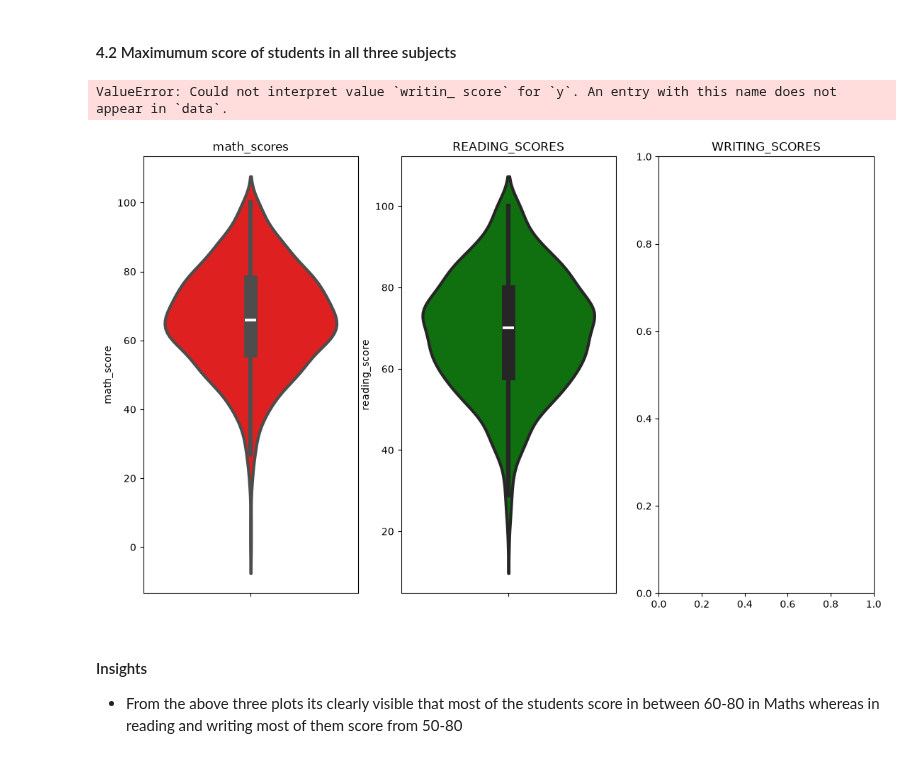
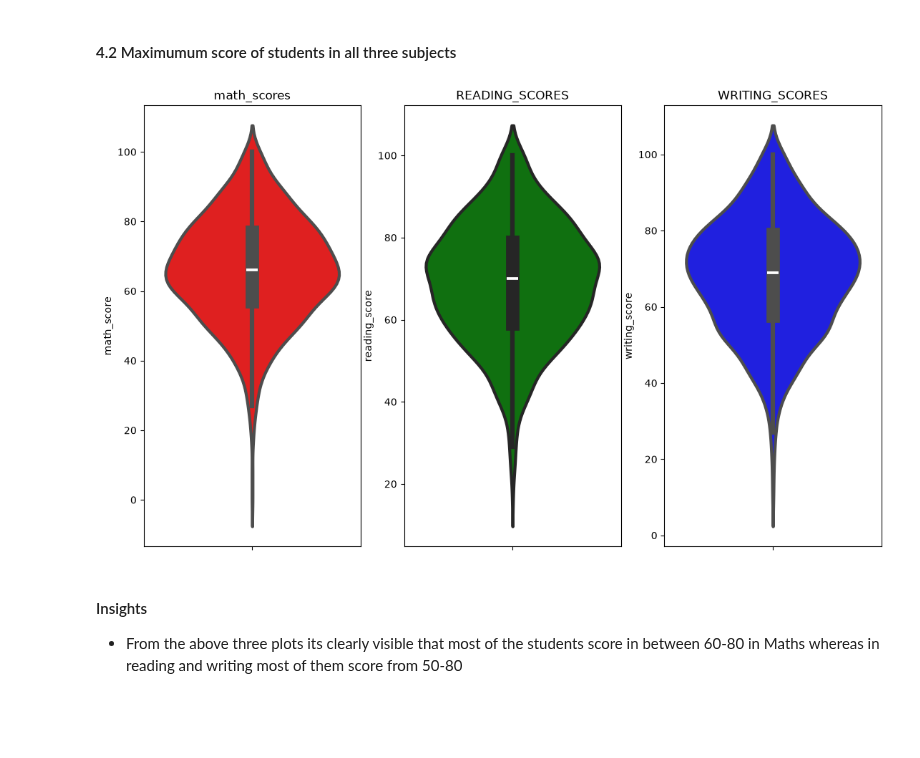
Before and after one commit to adityayadavofficial/mlproject, a Jupyter notebook: notebook/1 . EDA STUDENT PERFORMANCE .ipynb, the cells around one changed output. Cells and saved outputs as stored; diff of their text form; code cells hidden in the pictures; blank space fills up the shorter version.

```diff
--- a/notebook/1 . EDA STUDENT PERFORMANCE .ipynb
+++ b/notebook/1 . EDA STUDENT PERFORMANCE .ipynb
@@ -348,19 +348,18 @@ plt.show()
 # %%
 
 plt.figure(figsize=(18,8))
 plt.subplot(1, 4, 1)
 plt.title('math_scores')
 sns.violinplot(y='math_score',data=df,color='red',linewidth=3)
 plt.subplot(1, 4, 2)
 plt.title('READING_SCORES')
 sns.violinplot(y='reading_score',data=df,color='green',linewidth=3)
 plt.subplot(1, 4, 3)
 plt.title('WRITING_SCORES')
-sns.violinplot(y='writin_ score',data=df,color='blue',linewidth=3)
+sns.violinplot(y='writing_score',data=df,color='blue',linewidth=3)
 plt.show()
 # %% [output]
-ValueError: Could not interpret value `writin_ score` for `y`. An entry with this name does not appear in `data`.
-[figure, old version]
+[figure, new version]
 # %% [markdown]
 #### Insights
 - From the above three plots its clearly visible that most of the students score in between 60-80 in Maths whereas in reading and writing most of them score from 50-80
```
Also changed, not shown: parts of 12 cells of this notebook.
